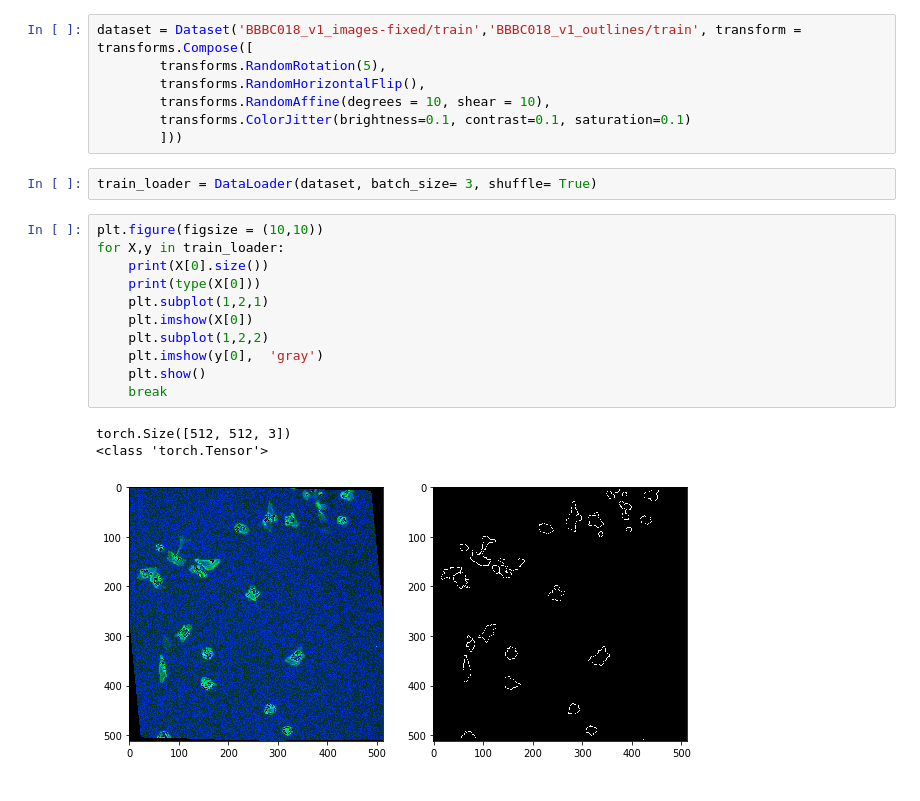
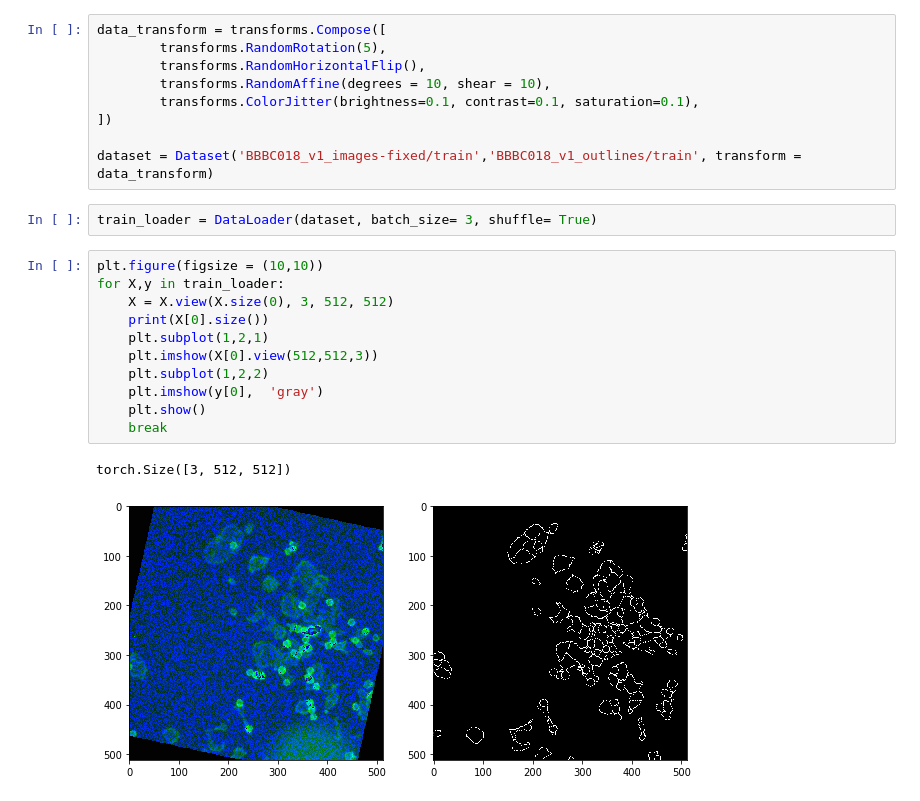
Before and after one commit to dzisandy/Deep-Learning, a Jupyter notebook: HW3/homework03_part1_both.ipynb, the cells around one changed output. Saved outputs shown, nothing was run; the diff lists cells and outputs as text.

```diff
--- a/HW3/homework03_part1_both.ipynb
+++ b/HW3/homework03_part1_both.ipynb
@@ -114,26 +115,27 @@ class Dataset(Dataset):
           image_labels = self.transform(image_labels)
         return np.array(image), np.array(image_labels)
 # %%
-dataset = Dataset('BBBC018_v1_images-fixed/train','BBBC018_v1_outlines/train', transform = transforms.Compose([
+data_transform = transforms.Compose([
         transforms.RandomRotation(5),
         transforms.RandomHorizontalFlip(),
         transforms.RandomAffine(degrees = 10, shear = 10),
-        transforms.ColorJitter(brightness=0.1, contrast=0.1, saturation=0.1)
-        ]))
+        transforms.ColorJitter(brightness=0.1, contrast=0.1, saturation=0.1),
+])
+
+dataset = Dataset('BBBC018_v1_images-fixed/train','BBBC018_v1_outlines/train', transform = data_transform)
 # %%
 train_loader = DataLoader(dataset, batch_size= 3, shuffle= True)
 # %%
 plt.figure(figsize = (10,10))
 for X,y in train_loader:
+    X = X.view(X.size(0), 3, 512, 512)
     print(X[0].size())
-    print(type(X[0]))
     plt.subplot(1,2,1)
-    plt.imshow(X[0])
+    plt.imshow(X[0].view(512,512,3))
     plt.subplot(1,2,2)
     plt.imshow(y[0],  'gray')
     plt.show()
     break
 # %% [output]
-torch.Size([512, 512, 3])
-<class 'torch.Tensor'>
+torch.Size([3, 512, 512])
-[figure, old version]
+[figure, new version]
```
Also changed, not shown: parts of 3 cells of this notebook.
